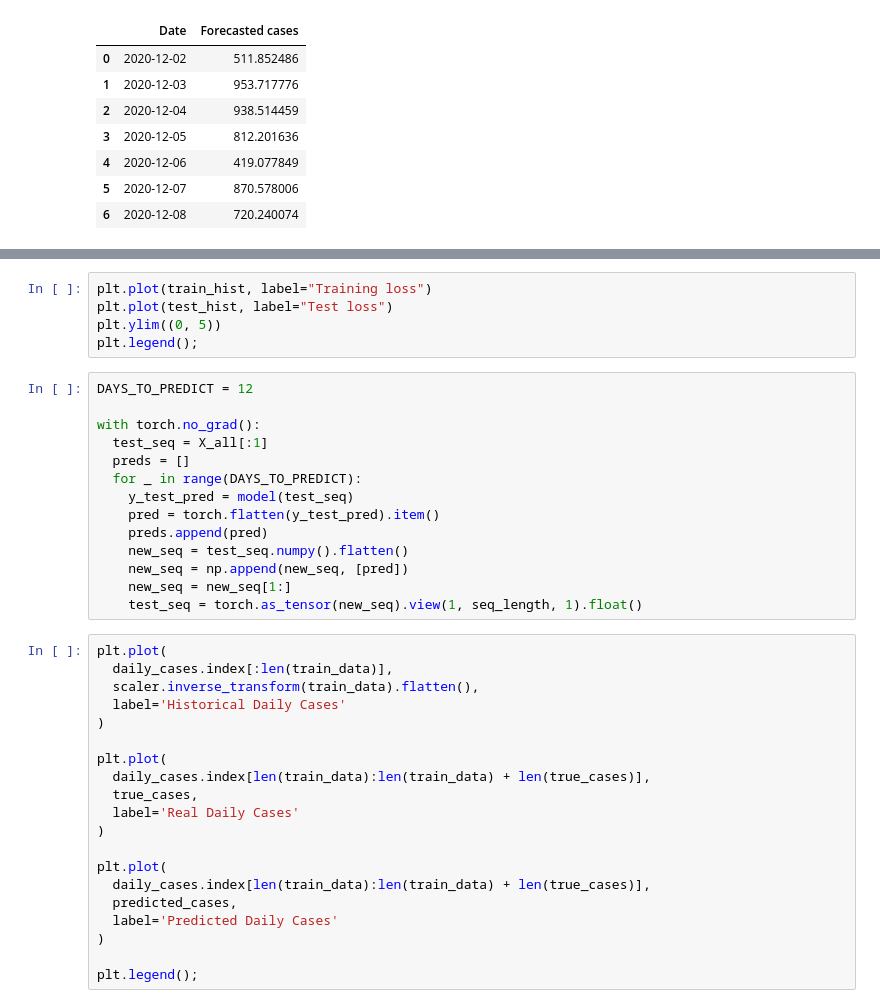
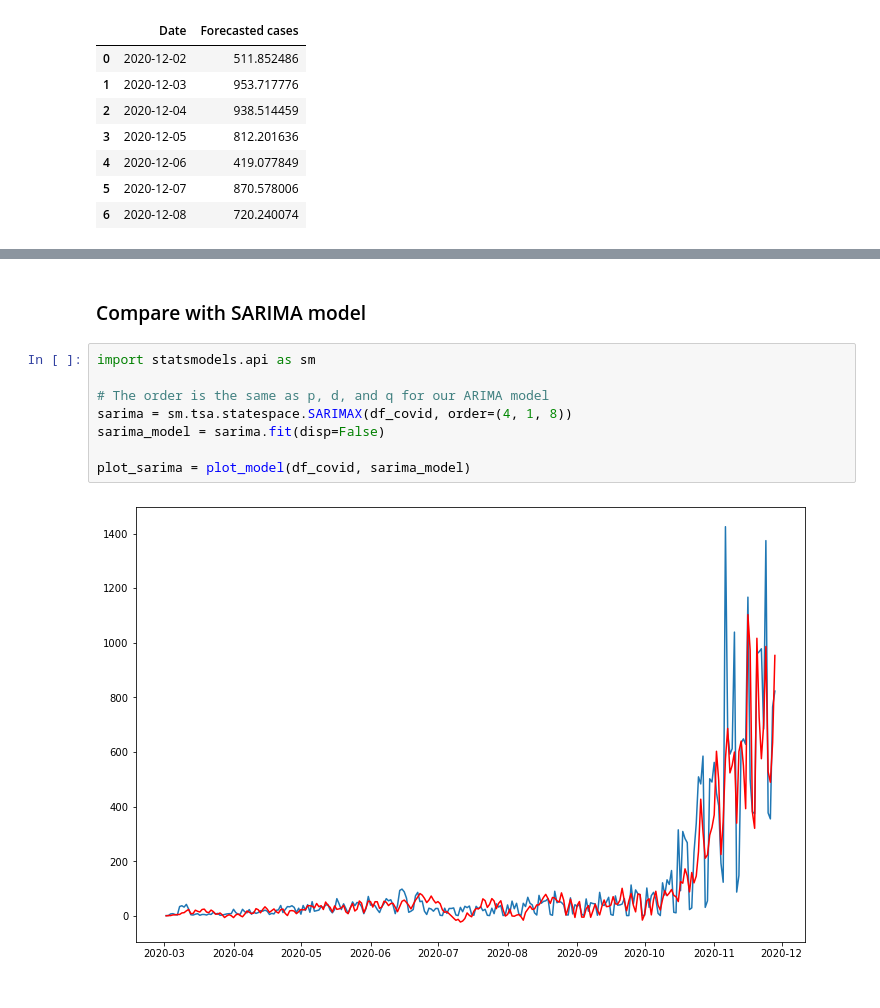
Before and after one commit to helenabarmer/machine_learning_intro, a Jupyter notebook: Regression/timeseries_forecasting.ipynb, the cells around one changed output, grey strips where cells are left out. Saved outputs shown, nothing was run; the diff lists cells and outputs as text.

Commit message:
add: sarima model

```diff
--- a/Regression/timeseries_forecasting.ipynb
+++ b/Regression/timeseries_forecasting.ipynb
@@ -519,39 +423,12 @@ TypeError: view() takes from 1 to 2 positional arguments but 4 were given
-# %%
-plt.plot(train_hist, label="Training loss")
-plt.plot(test_hist, label="Test loss")
-plt.ylim((0, 5))
-plt.legend();
-# %%
-DAYS_TO_PREDICT = 12
-
-with torch.no_grad():
-  test_seq = X_all[:1]
-  preds = []
-  for _ in range(DAYS_TO_PREDICT):
-    y_test_pred = model(test_seq)
-    pred = torch.flatten(y_test_pred).item()
-    preds.append(pred)
-    new_seq = test_seq.numpy().flatten()
-    new_seq = np.append(new_seq, [pred])
-    new_seq = new_seq[1:]
-    test_seq = torch.as_tensor(new_seq).view(1, seq_length, 1).float()
-# %%
-plt.plot(
-  daily_cases.index[:len(train_data)],
-  scaler.inverse_transform(train_data).flatten(),
-  label='Historical Daily Cases'
-)
-
-plt.plot(
-  daily_cases.index[len(train_data):len(train_data) + len(true_cases)],
-  true_cases,
-  label='Real Daily Cases'
-)
-
-plt.plot(
-  daily_cases.index[len(train_data):len(train_data) + len(true_cases)],
-  predicted_cases,
-  label='Predicted Daily Cases'
-)
-
-plt.legend();
+# %% [markdown]
+### Compare with SARIMA model
+# %%
+import statsmodels.api as sm
+
+# The order is the same as p, d, and q for our ARIMA model
+sarima = sm.tsa.statespace.SARIMAX(df_covid, order=(4, 1, 8))
+sarima_model = sarima.fit(disp=False)
+
+plot_sarima = plot_model(df_covid, sarima_model)
+# %% [output]
+[figure, added]
```
Also changed, not shown: parts of 13 cells of this notebook.
